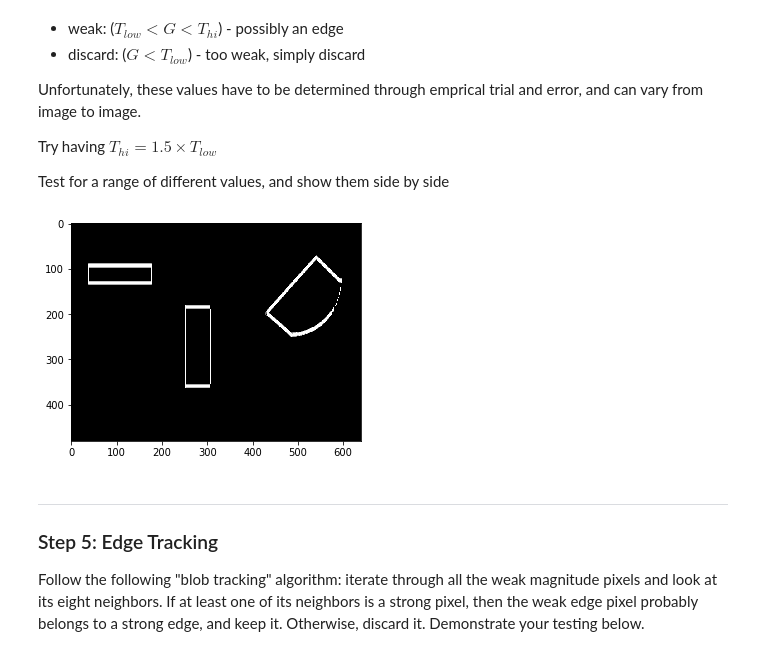
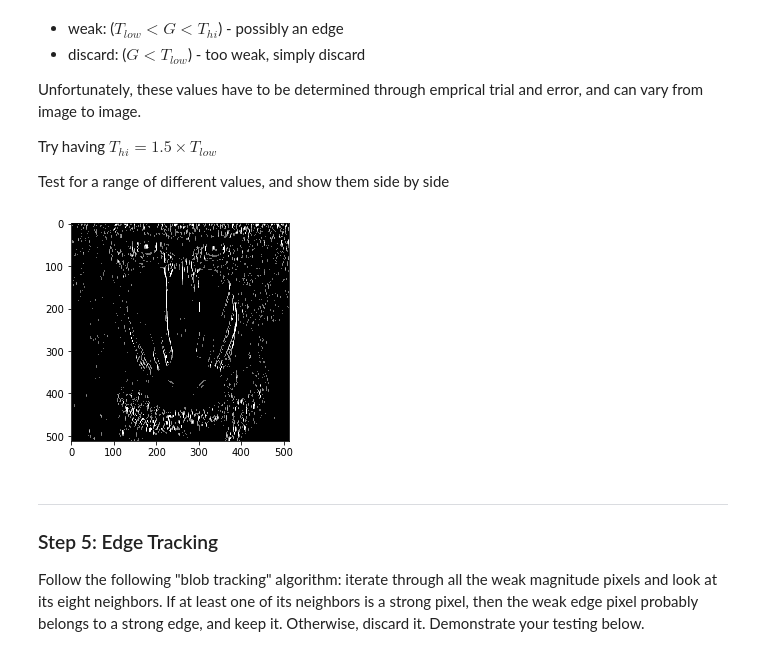
Before and after one commit to chododom/Computer-Vision, a Jupyter notebook: project3/Project3B.ipynb, the cells around one changed output. Saved outputs shown, nothing was run; the diff lists cells and outputs as text; code cells hidden in the pictures.

```diff
--- a/project3/Project3B.ipynb
+++ b/project3/Project3B.ipynb
@@ -18,7 +18,7 @@ from utils import load_image, save_image
 %matplotlib inline
 
 
-img = cv2.imread("images/testimage.pgm", 0)
+img = cv2.imread("images/demo.pgm", 0)
 
 # kernels
 vertical_sobel = np.asarray([[-1, 0, 1], [-2, 0, 2], [-1, 0, 1]])
@@ -96,10 +96,12 @@ Try having $T_{hi} = 1.5 \times T_{low}$
 
 Test for a range of different values, and show them side by side
 # %%
-threshold_magnitudes = np.vectorize(magnitude_threshold)(n_m_sup, 200, 100)
+t_h = 200
+t_l = 100
+threshold_magnitudes = np.vectorize(magnitude_threshold)(n_m_sup, t_h, t_l)
 plt.imshow(threshold_magnitudes,cmap='gray', vmin=0, vmax=255);plt.show()
 # %% [output]
-[figure, old version]
+[figure, new version]
 # %% [markdown]
 ---
 
```
Also changed, not shown: parts of 5 cells of this notebook, 2 other files.
